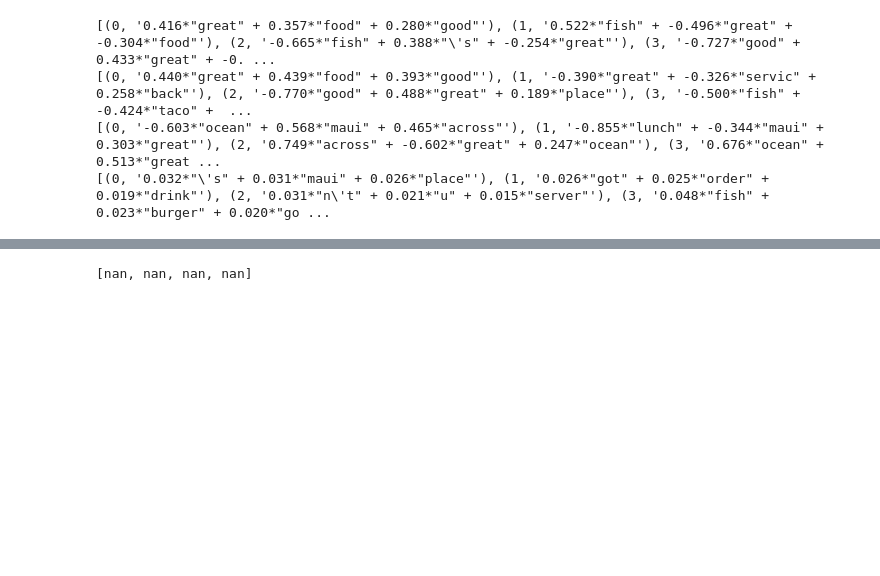
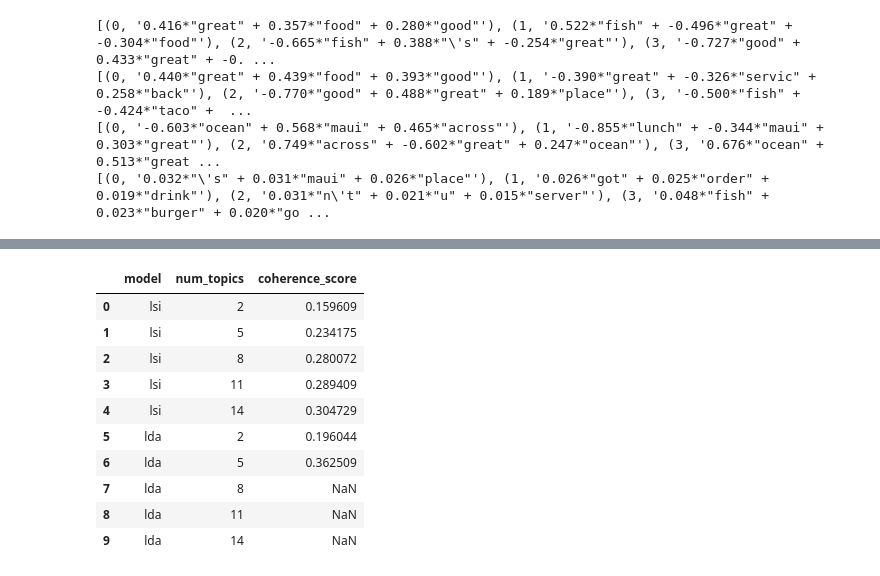
Before and after one commit to metinsenturk/review-analysis, a Jupyter notebook: notebooks/models/1.3-multi-topic-results.ipynb, the cells around one changed output, grey strips where cells are left out. Drawn from its saved outputs; the diff is of its cells as text; code cells hidden in the pictures; blank space fills up the shorter version.

```diff
--- a/notebooks/models/1.3-multi-topic-results.ipynb
+++ b/notebooks/models/1.3-multi-topic-results.ipynb
@@ -182,20 +202,0 @@ models_list
-# %%
-# load models
-from gensim.models import LdaModel, LsiModel
-
-zipped = zip(models_list, (doc_term_matrix, doc_term_matrix_logentropy,
-     doc_term_matrix_random_projections, doc_term_matrix))
-
-coherence_list = []
-topic_coherence_list = []
-loaded_models_list = []
-for model, doc_term_matrix in zipped:
-    model_path = f'../../model/{model[:3]}_model/{model}.model'
-    loaded_model = LdaModel.load(model_path) if model[:3] == 'lda' else LsiModel.load(model_path)
-    loaded_models_list.append(loaded_model)
-
-    coherencemodel = CoherenceModel(model=loaded_model, corpus=doc_term_matrix, coherence='u_mass')
-    topic_coherences = coherencemodel.get_coherence_per_topic()
-    topic_coherence_list.append((model, topic_coherences))
-    coherence_list.append(round(coherencemodel.get_coherence(), 4))
-    print(loaded_model)
@@ -255,22 +272,29 @@ pd.concat(topics_list, axis=1)
 # %%
-# this is unclear
 from gensim.models import LdaModel, LsiModel
 from gensim.models import CoherenceModel
 from gensim.corpora import Dictionary
 
-id2word = Dictionary(docs)
+topic_num_list = list(itertools.product(['lsi', 'lda'], range(2, 15, 3)))
 
 model_list = []
 coherence_list = []
-perplexity_list = []
-for model in [i.split('_topic_mode')[0] for i in models_list]:
-    model_path = f'../../model/{model[:3]}_model/{model}.model'
-    loaded_model = LdaModel.load(model_path) if model[:3] == 'lda' else LsiModel.load(model_path)
+
+for (model, num_topics) in topic_num_list:
+    model_path = f'../../model/{model}_model/{model}_{num_topics}.model'
+    loaded_model = LdaModel.load(model_path) if model == 'lda' else LsiModel.load(model_path)
     model_list.append(loaded_model)
-    # perplexity_list.append(loaded_model.log_perplexity())
-    coherencemodel = CoherenceModel(model=loaded_model, corpus=docs, texts=revs, dictionary=id2word)
-    coherence_list.append(coherencemodel.get_coherence())
+    coherencemodel = CoherenceModel(model=loaded_model, corpus=doc_term_matrix, texts=docs, coherence='c_v')
+    coherence_list.append((model, num_topics, coherencemodel.get_coherence()))
+pd.DataFrame(coherence_list, columns=['model', 'num_topics', 'coherence_score'])
+# %% [output]
+|  | model | num_topics | coherence_score |
+| 0 | lsi | 2 | 0.159609 |
+| 1 | lsi | 5 | 0.234175 |
+| 2 | lsi | 8 | 0.280072 |
+| 3 | lsi | 11 | 0.289409 |
+| 4 | lsi | 14 | 0.304729 |
+| 5 | lda | 2 | 0.196044 |
+| 6 | lda | 5 | 0.362509 |
+| 7 | lda | 8 | NaN |
+| 8 | lda | 11 | NaN |
+| 9 | lda | 14 | NaN |
-# %%
-coherence_list
-# %% [output]
-[nan, nan, nan, nan]
```
Also changed, not shown: parts of 9 cells of this notebook, 3 other files.
